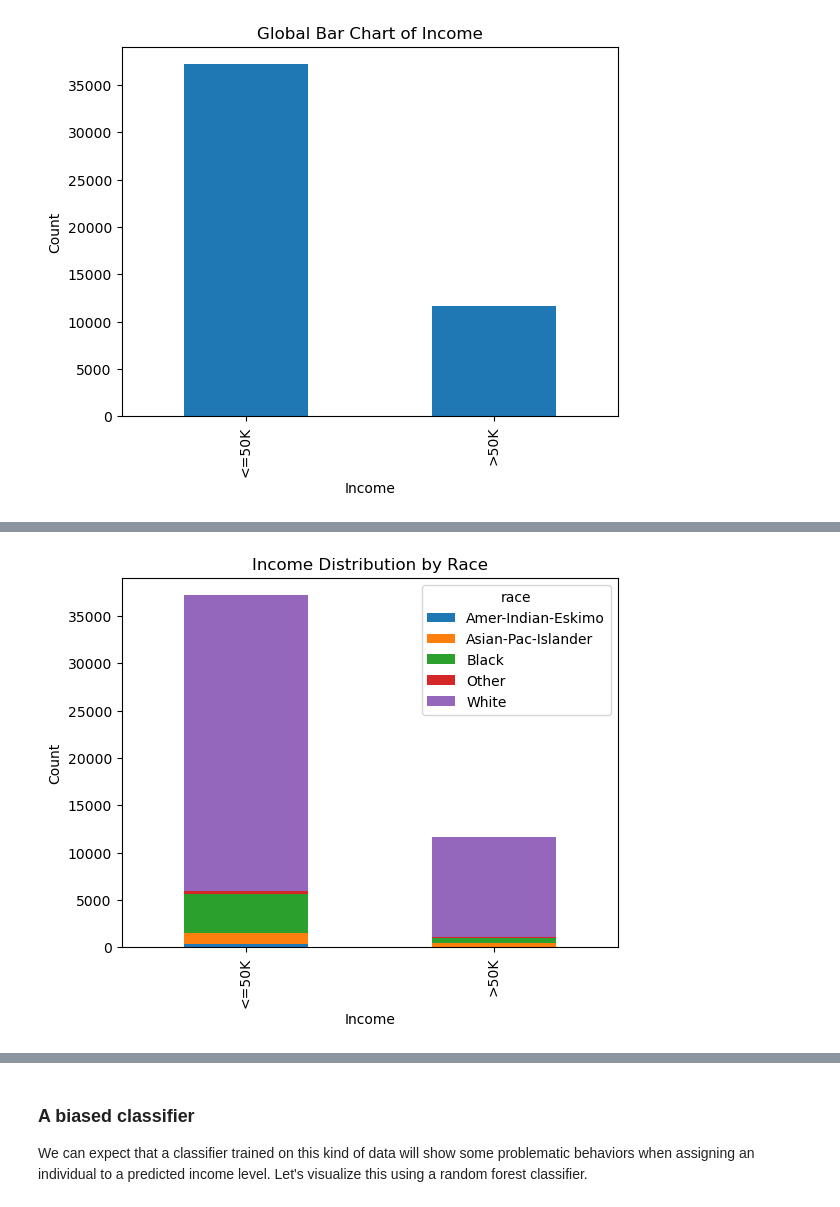
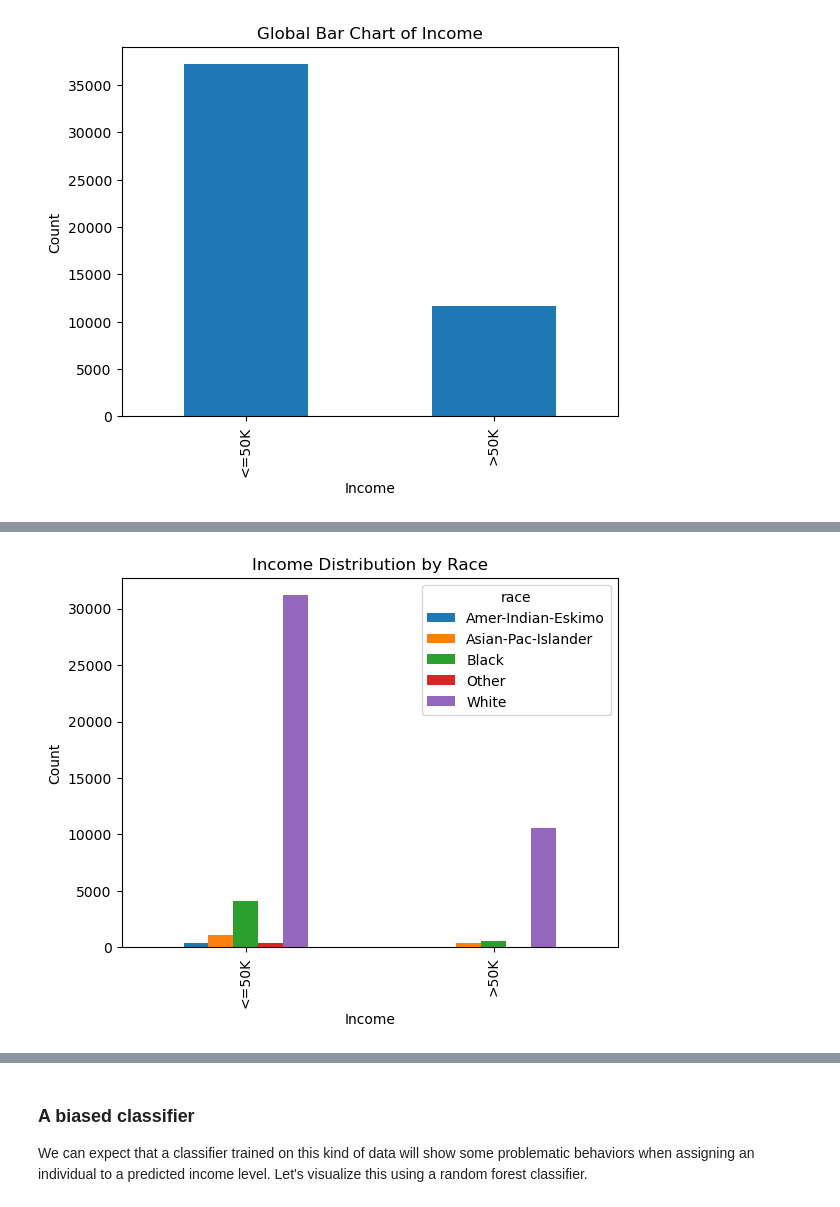
Before and after one commit to wsl0917/DSCI430_module2_assignment, a Jupyter notebook: Module 4 Assignment-1.ipynb, the cells around one changed output, grey strips where cells are left out. Saved outputs shown, nothing was run; the diff lists cells and outputs as text; code cells hidden in the pictures.

```diff
--- a/Module 4 Assignment-1.ipynb
+++ b/Module 4 Assignment-1.ipynb
@@ -106,8 +106,8 @@ plt.show()
-# %%
-df.groupby(['income', 'race']).size().unstack().plot(kind='bar', stacked=True)
-plt.title('Income Distribution by Race')
-plt.xlabel('Income')
-plt.ylabel('Count')
-plt.show()
-# %% [output]
-[figure, removed]
+# %%
+df.groupby(['income', 'race']).size().unstack().plot(kind='bar')
+plt.title('Income Distribution by Race')
+plt.xlabel('Income')
+plt.ylabel('Count')
+plt.show()
+# %% [output]
+[figure, added]
```
Also changed, not shown: parts of 4 cells of this notebook.
